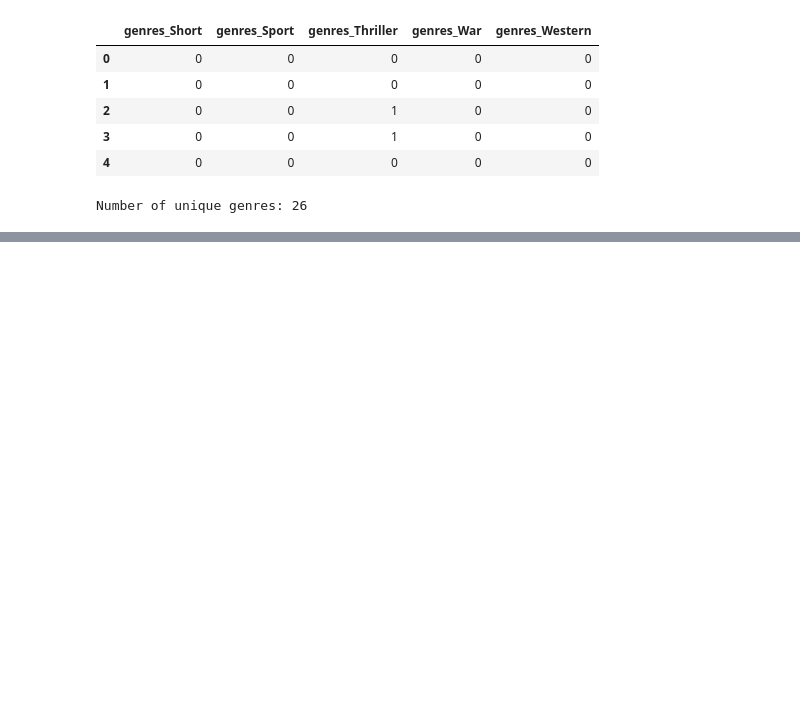
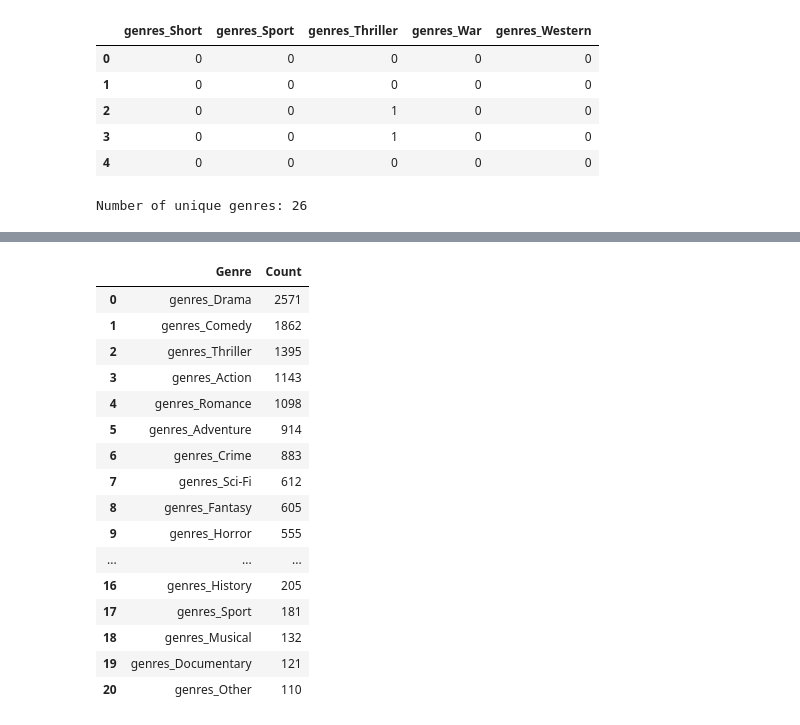
Before and after one commit to metrych-creator/cinemas, a Jupyter notebook: preprocessing.ipynb, the cells around one changed output, grey strips where cells are left out. Cells and saved outputs as stored; diff of their text form; code cells hidden in the pictures; blank space fills up the shorter version.

```diff
--- a/preprocessing.ipynb
+++ b/preprocessing.ipynb
@@ -313,3 +355,25 @@ Number of unique genres: 26
+# %%
+genre_sums = {col: df[col].sum() for col in df.columns if 'genres_' in col}
+genre_sums_df = pd.DataFrame(list(genre_sums.items()), columns=['Genre', 'Count']).sort_values('Count', ascending=False).reset_index(drop=True)
+genre_sums_df
+# %% [output]
+|  | Genre | Count |
+| 0 | genres_Drama | 2571 |
+| 1 | genres_Comedy | 1862 |
+| 2 | genres_Thriller | 1395 |
+| 3 | genres_Action | 1143 |
+| 4 | genres_Romance | 1098 |
+| 5 | genres_Adventure | 914 |
+| 6 | genres_Crime | 883 |
+| 7 | genres_Sci-Fi | 612 |
+| 8 | genres_Fantasy | 605 |
+| 9 | genres_Horror | 555 |
+| ... | ... | ... |
+| 16 | genres_History | 205 |
+| 17 | genres_Sport | 181 |
+| 18 | genres_Musical | 132 |
+| 19 | genres_Documentary | 121 |
+| 20 | genres_Other | 110 |
 # %%
 from collections import Counter
 from itertools import chain
```
Also changed, not shown: parts of 11 cells of this notebook, 1 other file.
